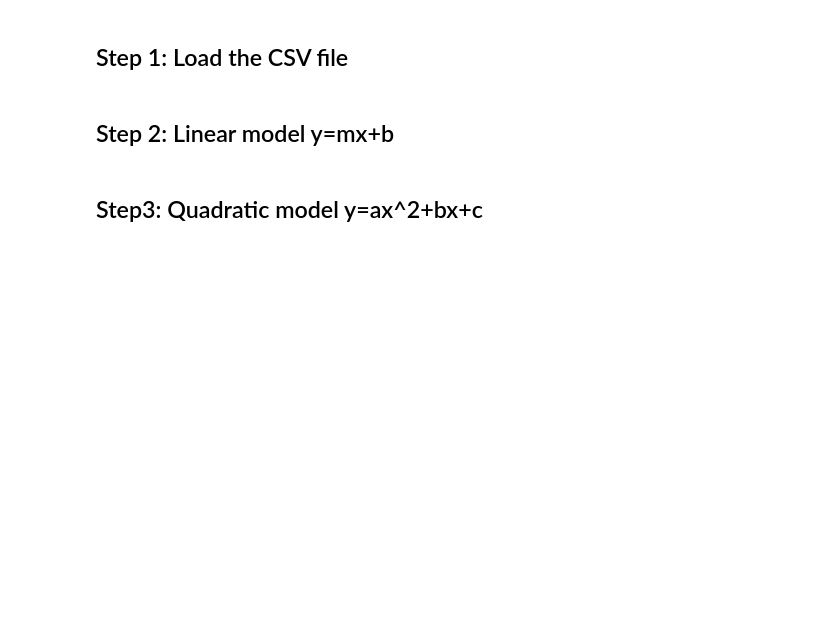
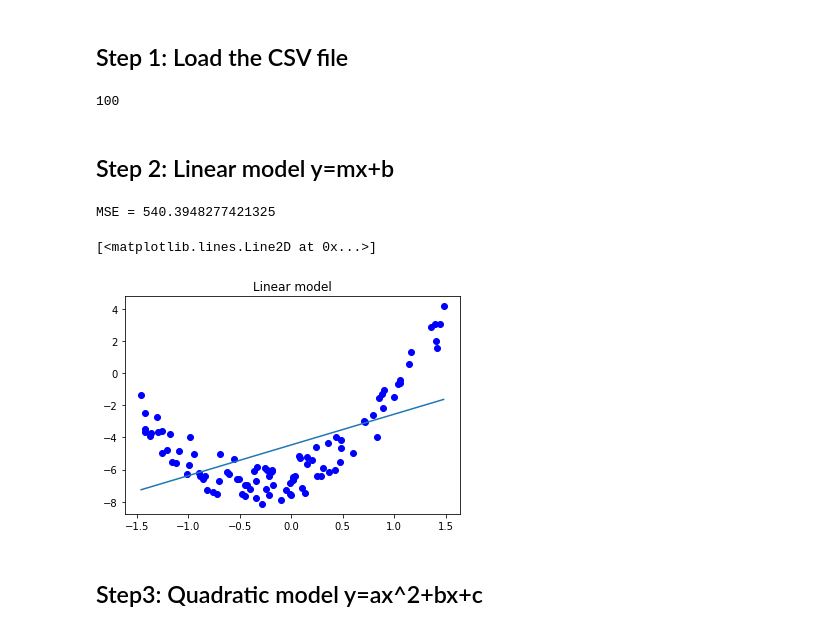
Before and after one commit to mRileyMacK/SYSC4906, a Jupyter notebook: SYSC4906_Assig1.ipynb, the cells around one changed output. Drawn from its saved outputs; the diff is of its cells as text; code cells hidden in the pictures; blank space fills up the shorter version.

```diff
--- a/SYSC4906_Assig1.ipynb
+++ b/SYSC4906_Assig1.ipynb
@@ -150,6 +158,9 @@ $$MSE(\beta) = \sum_{i=1}^{N}{(y−X\beta)^2}$$
 ## Step 1: Load the CSV file
 # %%
 import pandas as pd
-data = pd.read_csv('Assig1Q3.csv',header=None)
+data = pd.read_csv('https://raw.githubusercontent.com/mRileyMacK/SYSC4906/master/Assignments/Assignment1/Assig1Q3.csv', header = None)
+print(str(len(data[1])))
+# %% [output]
+100
 # %% [markdown]
 ## Step 2: Linear model y=mx+b
@@ -164,2 +167,31 @@ print("MSE =", MSE)
+# %%
+# Augment the x vector
+X_vec = data[0]
+Y_vec = data[1].to_numpy()
+X_aug = np.column_stack((X_vec, np.ones(len(data[0]))))  #adding a column of ones to x
+
+# Compute beta
+beta = np.matmul((np.linalg.inv(np.matmul(X_aug.T, X_aug))), np.matmul(X_aug.T, Y_vec))
+m = beta[0]
+b = beta[1]
+# Compute the MSE
+
+MSE = np.sum(
+          np.square(
+              np.subtract(Y_vec, np.matmul(X_aug, beta))
+          )
+      )
+
+print("MSE =", MSE)
+
+#plot it bitch
+X_sorted = data[0].sort_values()
+plt.scatter(X_vec, Y_vec, c='#0000FF')
+plt.title('Linear model')
+plt.plot(X_sorted, (m * X_sorted + b))
+# %% [output]
+MSE = 540.3948277421325
+[<matplotlib.lines.Line2D at 0x...>]
+[figure, added]
 # %% [markdown]
 ## Step3: Quadratic model y=ax^2+bx+c
```
Also changed, not shown: parts of 4 cells of this notebook.
